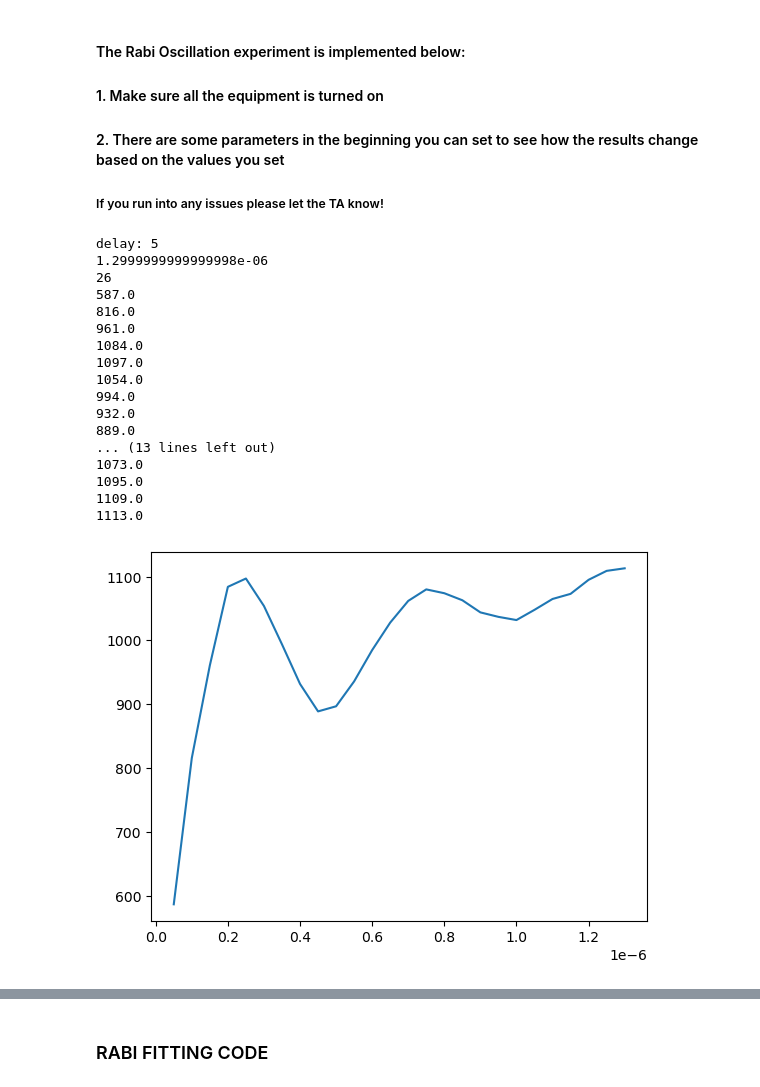
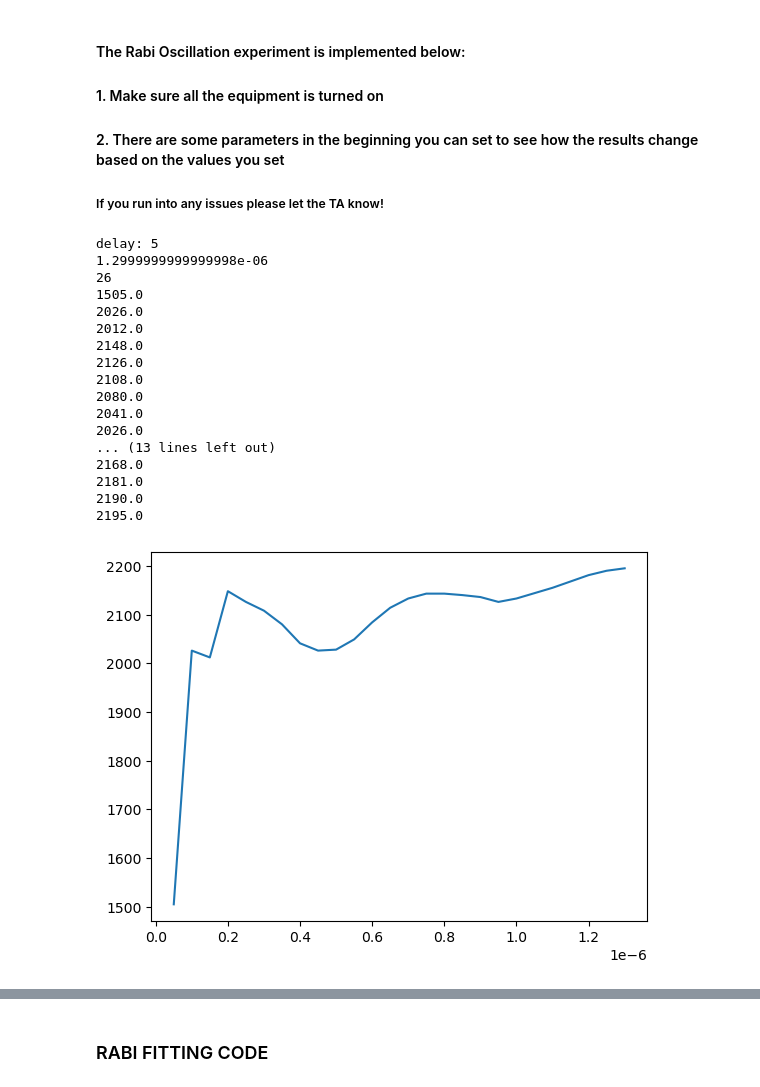
Before and after one commit to yudgy/ee400-lab2-qubit-control, a Jupyter notebook: Rabi_exp.ipynb, the cells around one changed output, grey strips where cells are left out. Cells and saved outputs as stored; diff of their text form; code cells hidden in the pictures.

```diff
--- a/Rabi_exp.ipynb
+++ b/Rabi_exp.ipynb
@@ -92,7 +92,7 @@ rf_width = np.arange(start_width, end_width, width_step)
 
 pulser._set_rf_width(0)
 #set aom pulse length (optional- default is 5 microseconds)
-pulser._set_aom_width(40e-6)
+pulser._set_aom_width(5e-6)
 
 #create array of outputs from the lockin amp
 vals = np.zeros(len(rf_width))
@@ -116,48 +116,48 @@ lockin.time_constant(tc) #1s
 #set the delay based on the lockin sensitivity
 delay = set_delay(tc)
 print("delay: " + str(delay))
 
 #set the width of the lock in pulse
 pulser._set_lock_in_width(2.5e-3)
 print(str(pulser._set_rf_width()))
 num = len(rf_width)
 print(num)
 
 for i in range(num):
     pulser._set_rf_width(rf_width[i])
     pulser.program_pulsedstateV2(rf_width[num-1])
     pulser.start()
     time.sleep(delay)
     val = lockin.magnitude()
     vals[i] = val
     print(val)
     # pulser.stop()
 
 rf.off()
 
 plt.plot(rf_width, vals)
 dt = str(datetime.datetime.now()).strip().replace(' ', '-').replace('.','-').replace(':',"-")
-plt.savefig(f'outputs/rabi-run-{dt}.png')
+plt.savefig(f'outputs/sample-aom05-power{str(rf_power * -1)}.png')
 plt.show()
 # %% [output]
 delay: 5
 1.2999999999999998e-06
 26
-587.0
-816.0
-961.0
-1084.0
-1097.0
-1054.0
-994.0
-932.0
-889.0
+1505.0
+2026.0
+2012.0
+2148.0
+2126.0
+2108.0
+2080.0
+2041.0
+2026.0
 ... (13 lines left out)
-1073.0
-1095.0
-1109.0
-1113.0
+2168.0
+2181.0
+2190.0
+2195.0
-[figure, old version]
+[figure, new version]
 # %%
 pulser.stop()
 # %%
```
Also changed, not shown: parts of 4 cells of this notebook, 25 other files.
